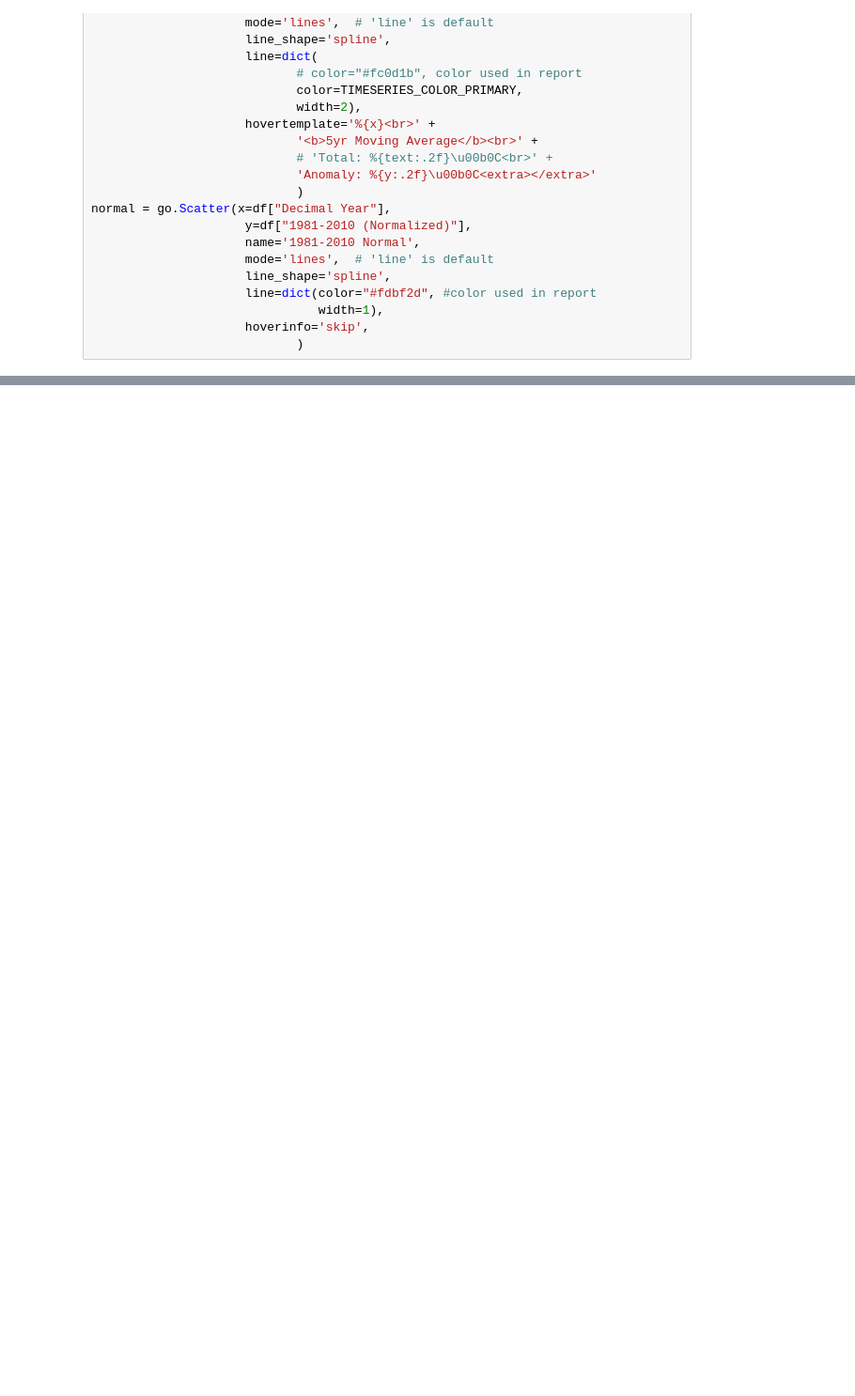
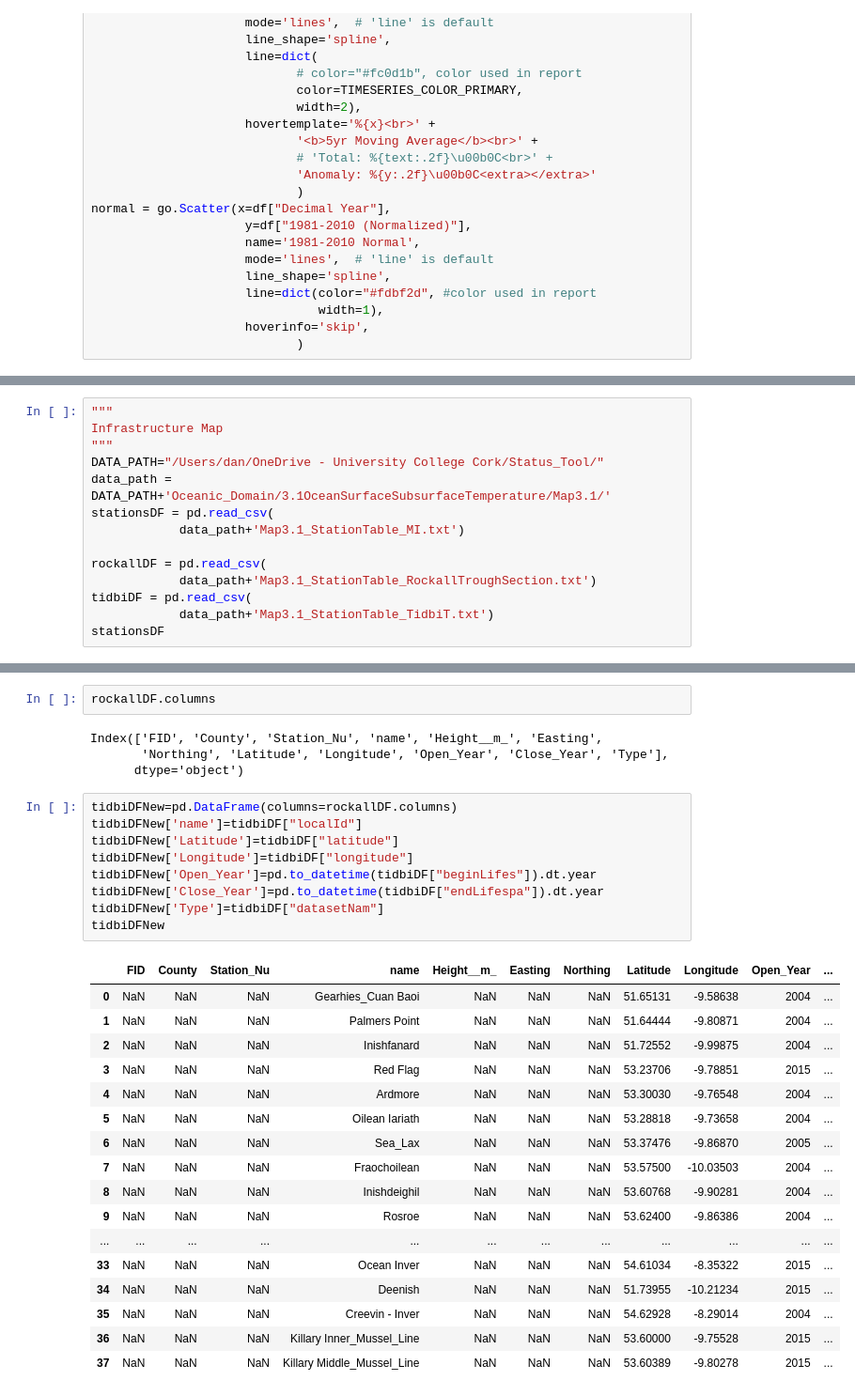
Before and after one commit to ClimateIreland/CI-Climate-Status-Tool, a Jupyter notebook: notebooks/_3_1_SurfaceandSubsurfaceTemperature.ipynb, the cells around one changed output, grey strips where cells are left out. Shown at 94% size. Saved outputs shown, nothing was run; the diff lists cells and outputs as text; blank space fills up the shorter version.

```diff
--- a/notebooks/_3_1_SurfaceandSubsurfaceTemperature.ipynb
+++ b/notebooks/_3_1_SurfaceandSubsurfaceTemperature.ipynb
@@ -215,0 +302,14 @@ figure_3_3.update_xaxes(
+# %%
+"""
+Infrastructure Map
+"""
+DATA_PATH="/Users/dan/OneDrive - University College Cork/Status_Tool/"
+data_path = DATA_PATH+'Oceanic_Domain/3.1OceanSurfaceSubsurfaceTemperature/Map3.1/'
+stationsDF = pd.read_csv(
+            data_path+'Map3.1_StationTable_MI.txt')
+
+rockallDF = pd.read_csv(
+            data_path+'Map3.1_StationTable_RockallTroughSection.txt')
+tidbiDF = pd.read_csv(
+            data_path+'Map3.1_StationTable_TidbiT.txt')
+stationsDF
@@ -215,0 +327,33 @@ figure_3_3.update_xaxes(
+# %%
+rockallDF.columns
+# %% [output]
+Index(['FID', 'County', 'Station_Nu', 'name', 'Height__m_', 'Easting',
+       'Northing', 'Latitude', 'Longitude', 'Open_Year', 'Close_Year', 'Type'],
+      dtype='object')
+# %%
+tidbiDFNew=pd.DataFrame(columns=rockallDF.columns)
+tidbiDFNew['name']=tidbiDF["localId"]
+tidbiDFNew['Latitude']=tidbiDF["latitude"]
+tidbiDFNew['Longitude']=tidbiDF["longitude"]
+tidbiDFNew['Open_Year']=pd.to_datetime(tidbiDF["beginLifes"]).dt.year
+tidbiDFNew['Close_Year']=pd.to_datetime(tidbiDF["endLifespa"]).dt.year
+tidbiDFNew['Type']=tidbiDF["datasetNam"]
+tidbiDFNew
+# %% [output]
+|  | FID | County | Station_Nu | name | Height__m_ | Easting | Northing | Latitude | Longitude | Open_Year | ... |
+| 0 | NaN | NaN | NaN | Gearhies_Cuan Baoi | NaN | NaN | NaN | 51.65131 | -9.58638 | 2004 | ... |
+| 1 | NaN | NaN | NaN | Palmers Point | NaN | NaN | NaN | 51.64444 | -9.80871 | 2004 | ... |
+| 2 | NaN | NaN | NaN | Inishfanard | NaN | NaN | NaN | 51.72552 | -9.99875 | 2004 | ... |
+| 3 | NaN | NaN | NaN | Red Flag | NaN | NaN | NaN | 53.23706 | -9.78851 | 2015 | ... |
+| 4 | NaN | NaN | NaN | Ardmore | NaN | NaN | NaN | 53.30030 | -9.76548 | 2004 | ... |
+| 5 | NaN | NaN | NaN | Oilean Iariath | NaN | NaN | NaN | 53.28818 | -9.73658 | 2004 | ... |
+| 6 | NaN | NaN | NaN | Sea_Lax | NaN | NaN | NaN | 53.37476 | -9.86870 | 2005 | ... |
+| 7 | NaN | NaN | NaN | Fraochoilean | NaN | NaN | NaN | 53.57500 | -10.03503 | 2004 | ... |
+| 8 | NaN | NaN | NaN | Inishdeighil | NaN | NaN | NaN | 53.60768 | -9.90281 | 2004 | ... |
+| 9 | NaN | NaN | NaN | Rosroe | NaN | NaN | NaN | 53.62400 | -9.86386 | 2004 | ... |
+| ... | ... | ... | ... | ... | ... | ... | ... | ... | ... | ... | ... |
+| 33 | NaN | NaN | NaN | Ocean Inver | NaN | NaN | NaN | 54.61034 | -8.35322 | 2015 | ... |
+| 34 | NaN | NaN | NaN | Deenish | NaN | NaN | NaN | 51.73955 | -10.21234 | 2015 | ... |
+| 35 | NaN | NaN | NaN | Creevin - Inver | NaN | NaN | NaN | 54.62928 | -8.29014 | 2004 | ... |
+| 36 | NaN | NaN | NaN | Killary Inner_Mussel_Line | NaN | NaN | NaN | 53.60000 | -9.75528 | 2015 | ... |
+| 37 | NaN | NaN | NaN | Killary Middle_Mussel_Line | NaN | NaN | NaN | 53.60389 | -9.80278 | 2015 | ... |
```
Also changed, not shown: parts of 9 cells of this notebook, 8 other files.
